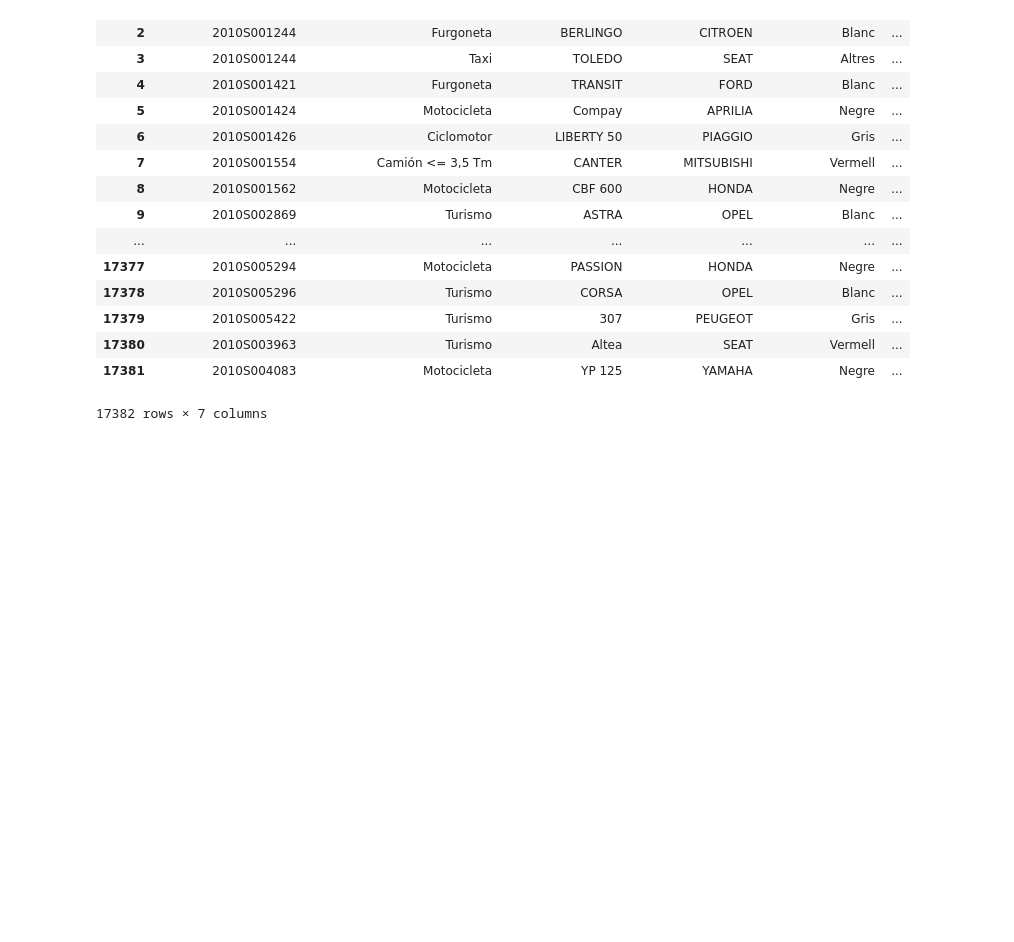
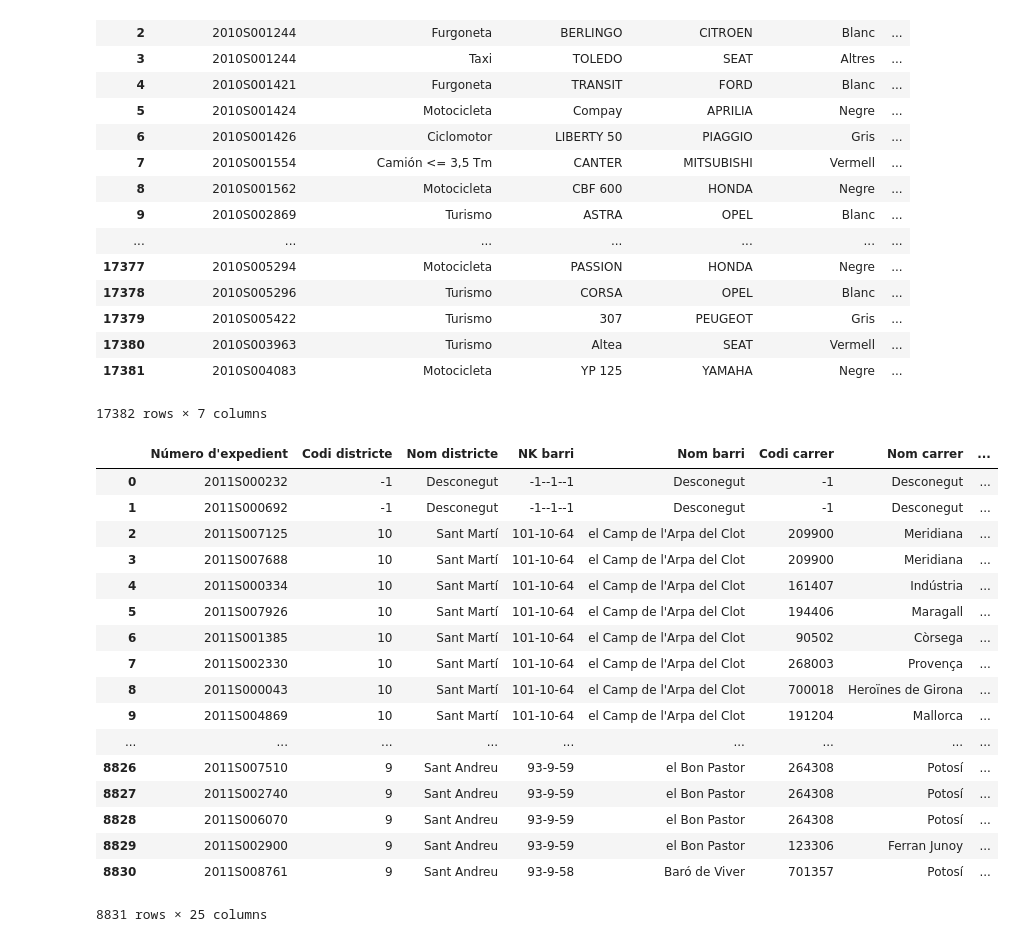
Before and after one commit to Doasy/AccidentsBCN, a Jupyter notebook: accidents_bcn.ipynb, the cells around one changed output. Drawn from its saved outputs; the diff is of its cells as text; code cells hidden in the pictures; blank space fills up the shorter version.

```diff
--- a/accidents_bcn.ipynb
+++ b/accidents_bcn.ipynb
@@ -121,3 +124,25 @@ vehicles2010
 | 17380 | 2010S003963 | Turismo | Altea | SEAT | Vermell | ... |
 | 17381 | 2010S004083 | Motocicleta | YP 125 | YAMAHA | Negre | ... |
 17382 rows × 7 columns
+# %%
+accidents2011 = pd.read_csv('accidents/2011.csv', encoding='ANSI')
+accidents2011
+# %% [output]
+|  | Número d'expedient | Codi districte | Nom districte | NK barri | Nom barri | Codi carrer | Nom carrer | ... |
+| 0 | 2011S000232 | -1 | Desconegut | -1--1--1 | Desconegut | -1 | Desconegut | ... |
+| 1 | 2011S000692 | -1 | Desconegut | -1--1--1 | Desconegut | -1 | Desconegut | ... |
+| 2 | 2011S007125 | 10 | Sant Martí | 101-10-64 | el Camp de l'Arpa del Clot | 209900 | Meridiana | ... |
+| 3 | 2011S007688 | 10 | Sant Martí | 101-10-64 | el Camp de l'Arpa del Clot | 209900 | Meridiana | ... |
+| 4 | 2011S000334 | 10 | Sant Martí | 101-10-64 | el Camp de l'Arpa del Clot | 161407 | Indústria | ... |
+| 5 | 2011S007926 | 10 | Sant Martí | 101-10-64 | el Camp de l'Arpa del Clot | 194406 | Maragall | ... |
+| 6 | 2011S001385 | 10 | Sant Martí | 101-10-64 | el Camp de l'Arpa del Clot | 90502 | Còrsega | ... |
+| 7 | 2011S002330 | 10 | Sant Martí | 101-10-64 | el Camp de l'Arpa del Clot | 268003 | Provença | ... |
+| 8 | 2011S000043 | 10 | Sant Martí | 101-10-64 | el Camp de l'Arpa del Clot | 700018 | Heroïnes de Girona | ... |
+| 9 | 2011S004869 | 10 | Sant Martí | 101-10-64 | el Camp de l'Arpa del Clot | 191204 | Mallorca | ... |
+| ... | ... | ... | ... | ... | ... | ... | ... | ... |
+| 8826 | 2011S007510 | 9 | Sant Andreu | 93-9-59 | el Bon Pastor | 264308 | Potosí | ... |
+| 8827 | 2011S002740 | 9 | Sant Andreu | 93-9-59 | el Bon Pastor | 264308 | Potosí | ... |
+| 8828 | 2011S006070 | 9 | Sant Andreu | 93-9-59 | el Bon Pastor | 264308 | Potosí | ... |
+| 8829 | 2011S002900 | 9 | Sant Andreu | 93-9-59 | el Bon Pastor | 123306 | Ferran Junoy | ... |
+| 8830 | 2011S008761 | 9 | Sant Andreu | 93-9-58 | Baró de Viver | 701357 | Potosí | ... |
+8831 rows × 25 columns
```
Also changed, not shown: parts of 13 cells of this notebook.
